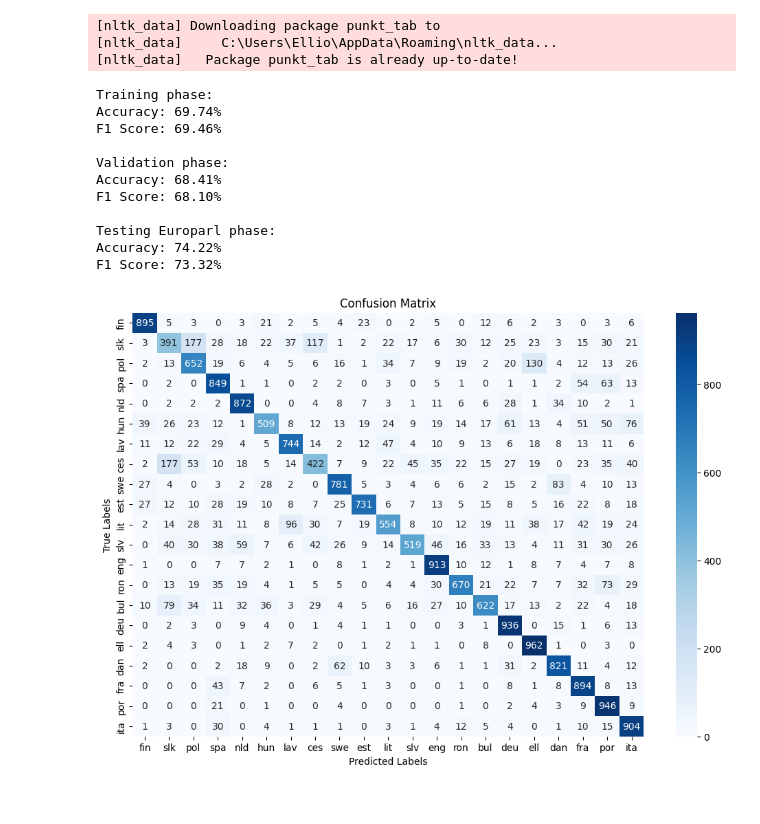
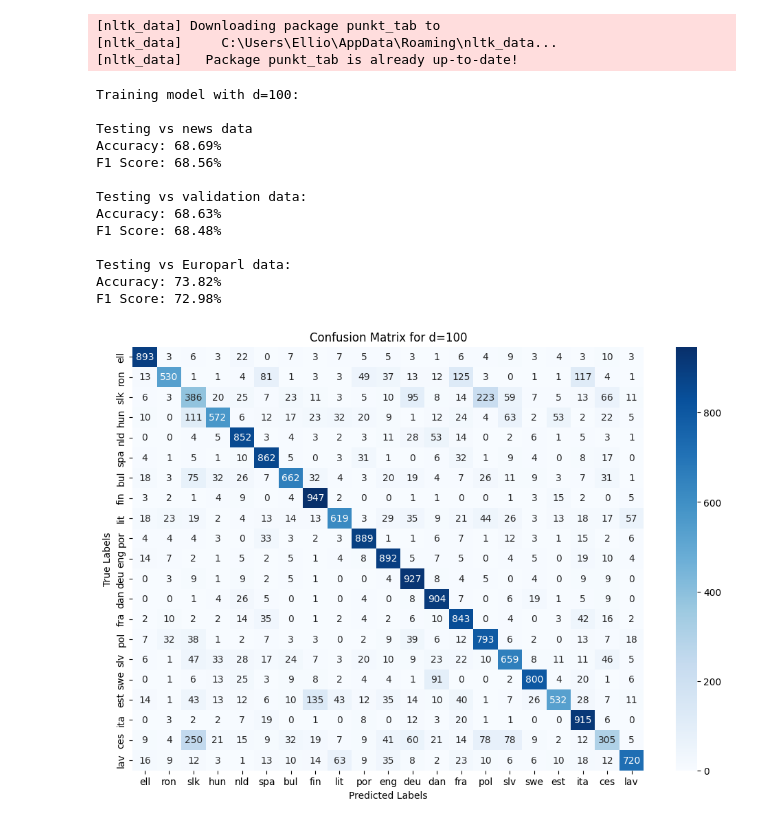
Before and after one commit to elliot-eriksson/D7041E-laborations, a Jupyter notebook: D7041E/Lab3-random-hyperdimensional-data-representations/lab3_Elliot_eriksson.ipynb, the cells around one changed output. Drawn from its saved outputs; the diff is of its cells as text; code cells hidden in the pictures.

```diff
--- a/D7041E/Lab3-random-hyperdimensional-data-representations/lab3_Elliot_eriksson.ipynb
+++ b/D7041E/Lab3-random-hyperdimensional-data-representations/lab3_Elliot_eriksson.ipynb
@@ -11,7 +11,7 @@ import string
 ### Load training data
 # %%
 def load_data():
-    folder_path = 'training-data'
+    folder_path = 'training-data-news'
 
     train_data = {'sentence': [], 'language': []}
     # Loop through each file in the folder
@@ -238,13 +235,13 @@ import seaborn as sns
 import matplotlib.pyplot as plt
 from sklearn.metrics import ConfusionMatrixDisplay
 
-def confusion_matrix_heatmap(cm, language_codes):
+def confusion_matrix_heatmap(cm, language_codes,d):
     # Create a confusion matrix heatmap
     plt.figure(figsize=(12, 8))
     sns.heatmap(cm, annot=True, fmt='d', cmap='Blues',
                 xticklabels=language_codes,
                 yticklabels=language_codes)
-    plt.title('Confusion Matrix')
+    plt.title(f'Confusion Matrix for {d=}')
     plt.xlabel('Predicted Labels')
     plt.ylabel('True Labels')
     plt.show()
@@ -279,70 +276,82 @@ def split_sentences_by_language(train_data_pre):
 
     return split_data
 
-def predict_language_for_texts(text_data, language_codes, test_texts, d):
+def train_model(text_data, language_codes, d, item_memory, permutations):
     language_centroids = OrderedDict((language, np.zeros(d)) for language in language_codes)
 
     for text, language in zip(text_data, language_codes):
-        language_centroids[language] += calculate_vector(text, d)
+        language_centroids[language] += calculate_vector(text, d, item_memory, permutations)
 
     centroids = np.array(list(language_centroids.values()))
     languages = list(language_centroids.keys())
 
-    # Predict the language for each test text
-    predicted_labels = np.array([classify_language(text, languages, centroids, d) for text in test_texts])
+    return centroids, languages
 
-    return predicted_labels
+def predict_language_for_texts_and_evaluate(centroids, languages, language_codes, test_texts, test_labels, d, item_memory, permutations):
+    predicted_labels = np.array([classify_language(text, languages, centroids, d, item_memory, permutations) for text in test_texts])
+
+    cm = prediction_accuracy(predicted_labels, test_labels, language_codes)
+
+    return cm
 # %%
 train_data = load_data()
 train_data_pre = preprocess_sentence(train_data)
 
 
 split_data = split_sentences_by_language(train_data_pre)
 
 train_data_pre = [split_data[lang]['trainingdata'] for lang in split_data]
 train_data_pre = np.array(train_data_pre)
 
 test_data_pre = [split_data[lang]['testingdata'] for lang in split_data]
 test_data_pre = np.array(test_data_pre)
 test_data_pre = np.concatenate(test_data_pre).ravel()
 
 valid_data = [split_data[lang]['validationdata'] for lang in split_data]
 valid_data = np.array(valid_data)
 valid_data = np.concatenate(valid_data).ravel()
 
 language_codes = list(split_data.keys())
 
 
 test_data_europarl = load_specific_test_data('test-data', language_codes)
 test_data_pre_europarl = np.array(test_data_europarl['text'])
 
 test_labels = test_data_europarl['language']
 
+test_data_pre_europarl = np.concatenate(test_data_pre_europarl).ravel()
 
-test_data_pre_europarl = np.concatenate(test_data_pre_europarl).ravel()
-print(f'Training phase:')
+def evaluate_language_model(d):
+    item_memory = np.random.choice([-1, 1], size=(len(alphabet), d))
+    permutations = [np.random.choice([-1, 1], size=d) for _ in range(n_gram_size)]
+    print(f'Training model with {d=}:\n')
+    centroids, languages = train_model(train_data_pre, language_codes, d, item_memory, permutations)
 
-predicted_labels_testing = predict_language_for_texts(train_data_pre, language_codes, test_data_pre, d)
-prediction_accuracy(predicted_labels_testing, test_labels, language_codes)
 
-print(f'Validation phase:')
-predicted_labels_all = predict_language_for_texts(train_data_pre, language_codes, valid_data, d)
-prediction_accuracy(predicted_labels_all, test_labels, language_codes)
+    print(f'Testing vs news data')
+    predict_language_for_texts_and_evaluate(centroids, languages, language_codes, test_data_pre, test_labels, d, item_memory, permutations)
 
-print(f'Testing Europarl phase:')
-predicted_labels_all = predict_language_for_texts(train_data_pre, language_codes, test_data_pre_europarl, d)
-cm = prediction_accuracy(predicted_labels_all, test_labels, language_codes)
-confusion_matrix_heatmap(cm, language_codes)
+    print(f'Testing vs validation data:')
+    predict_language_for_texts_and_evaluate(centroids, languages, language_codes, valid_data, test_labels, d, item_memory, permutations)
+
+    print(f'Testing vs Europarl data:')
+    cm = predict_language_for_texts_and_evaluate(centroids, languages, language_codes, test_data_pre_europarl, test_labels, d, item_memory, permutations)
+    confusion_matrix_heatmap(cm, language_codes,d)
+
+evaluate_language_model(d=100)
+evaluate_language_model(d=1000)
 # %% [output]
-Training phase:
-Accuracy: 69.74%
-F1 Score: 69.46%
+Training model with d=100:
 
-Validation phase:
-Accuracy: 68.41%
-F1 Score: 68.10%
+Testing vs news data
+Accuracy: 68.69%
+F1 Score: 68.56%
 
-Testing Europarl phase:
-Accuracy: 74.22%
-F1 Score: 73.32%
+Testing vs validation data:
+Accuracy: 68.63%
+F1 Score: 68.48%
+
+Testing vs Europarl data:
+Accuracy: 73.82%
+F1 Score: 72.98%
-[figure, old version]
+[figure, new version]
```
Also changed, not shown: parts of 7 cells of this notebook.
